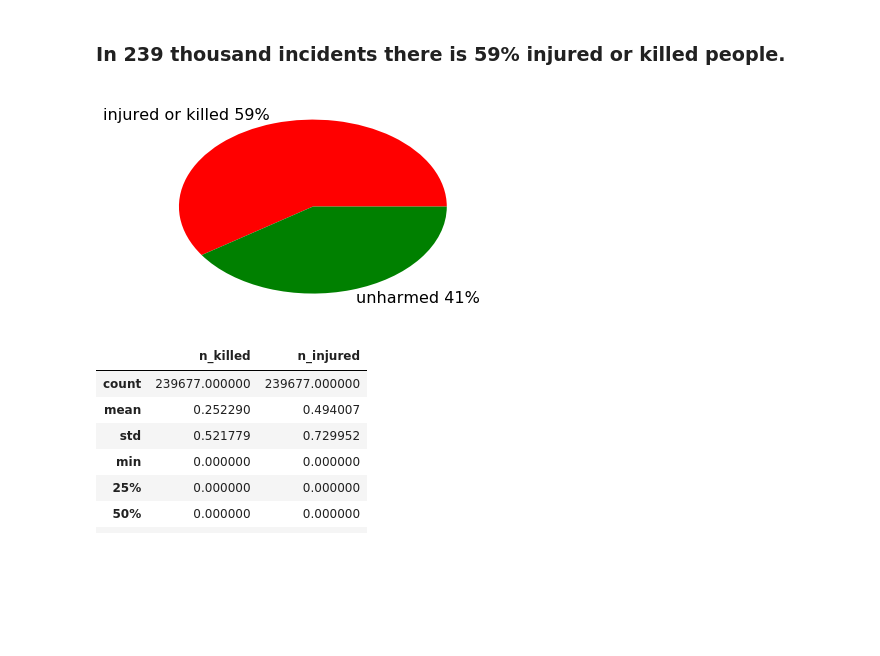
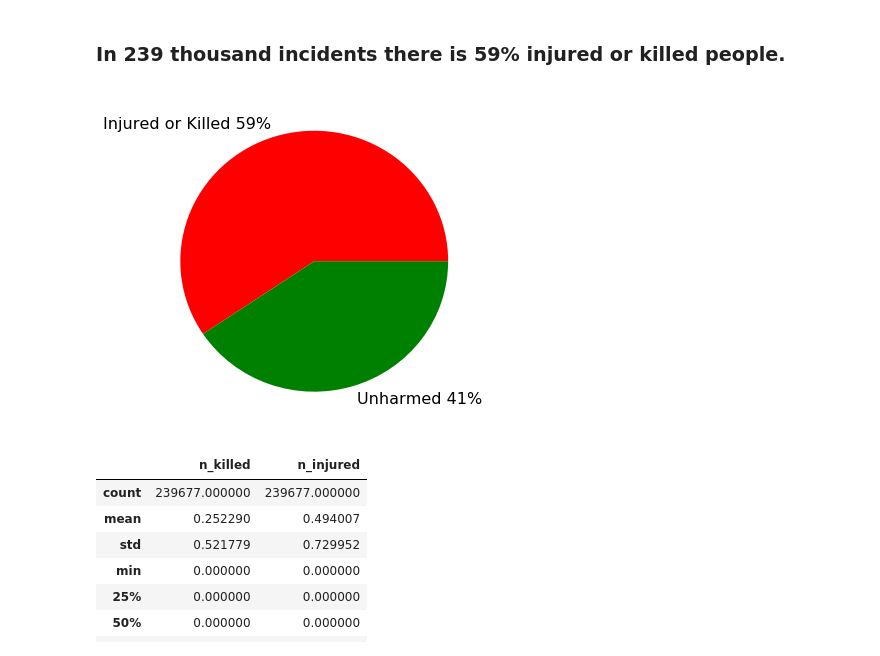
Before and after one commit to belkasanek/eda-gun-violence, a Jupyter notebook: gun_violence_eda.ipynb, the cells around one changed output. Saved outputs shown, nothing was run; the diff lists cells and outputs as text; code cells hidden in the pictures; blank space fills up the shorter version.

```diff
--- a/gun_violence_eda.ipynb
+++ b/gun_violence_eda.ipynb
@@ -46,7 +46,7 @@ Index(['date', 'state', 'city_or_county', 'address', 'n_killed', 'n_injured',
 df.drop(labels=['address', 'incident_url', 'incident_url_fields_missing', 'congressional_district',
                 'location_description', 'participant_name', 'sources', 'state_house_district',
                 'state_senate_district', 'participant_age_group', 'participant_status', 'participant_type',
-                'notes', 'participant_relationship'],
+                'notes', 'participant_relationship', 'gun_stolen'],
         axis=1, inplace=True)
 # %%
 df.dtypes
@@ -91,12 +90,13 @@ Markdown("""
 
 ### In 239 thousand incidents there is 59% injured or killed people.
 # %%
+plt.figure(figsize=(6, 6))
 patches, texts = plt.pie([total_incidents - zero_killed_or_injured, zero_killed_or_injured],
-                                     labels=['injured or killed 59%', 'unharmed 41%'], colors=['r', 'g'])
+                                     labels=['Injured or Killed 59%', 'Unharmed 41%'], colors=['r', 'g'])
 texts[0].set_fontsize(16)
 texts[1].set_fontsize(16)
 # %% [output]
-[figure, old version]
+[figure, new version]
 # %%
 df[['n_killed', 'n_injured']].describe()
 # %% [output]
```
Also changed, not shown: parts of 23 cells of this notebook.
